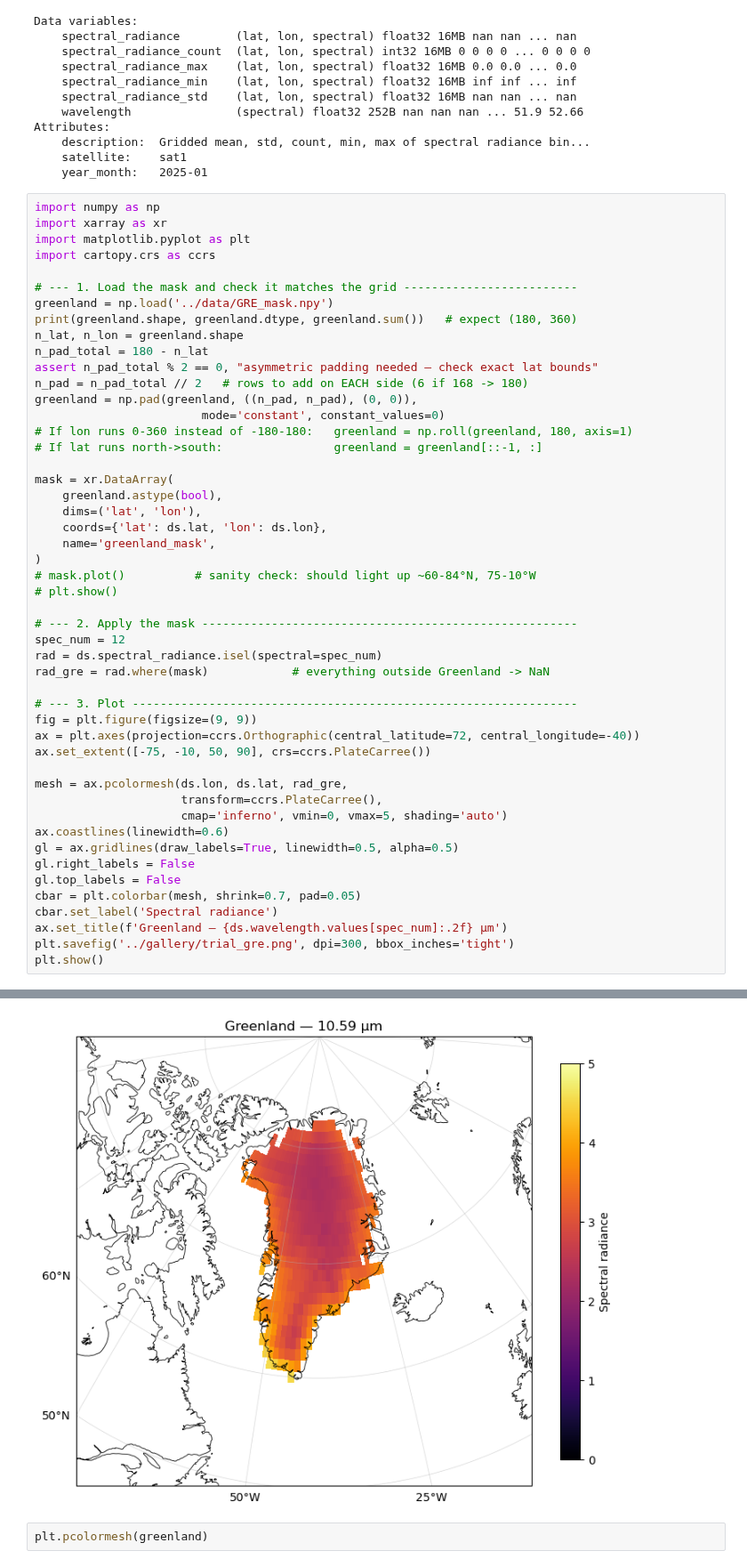
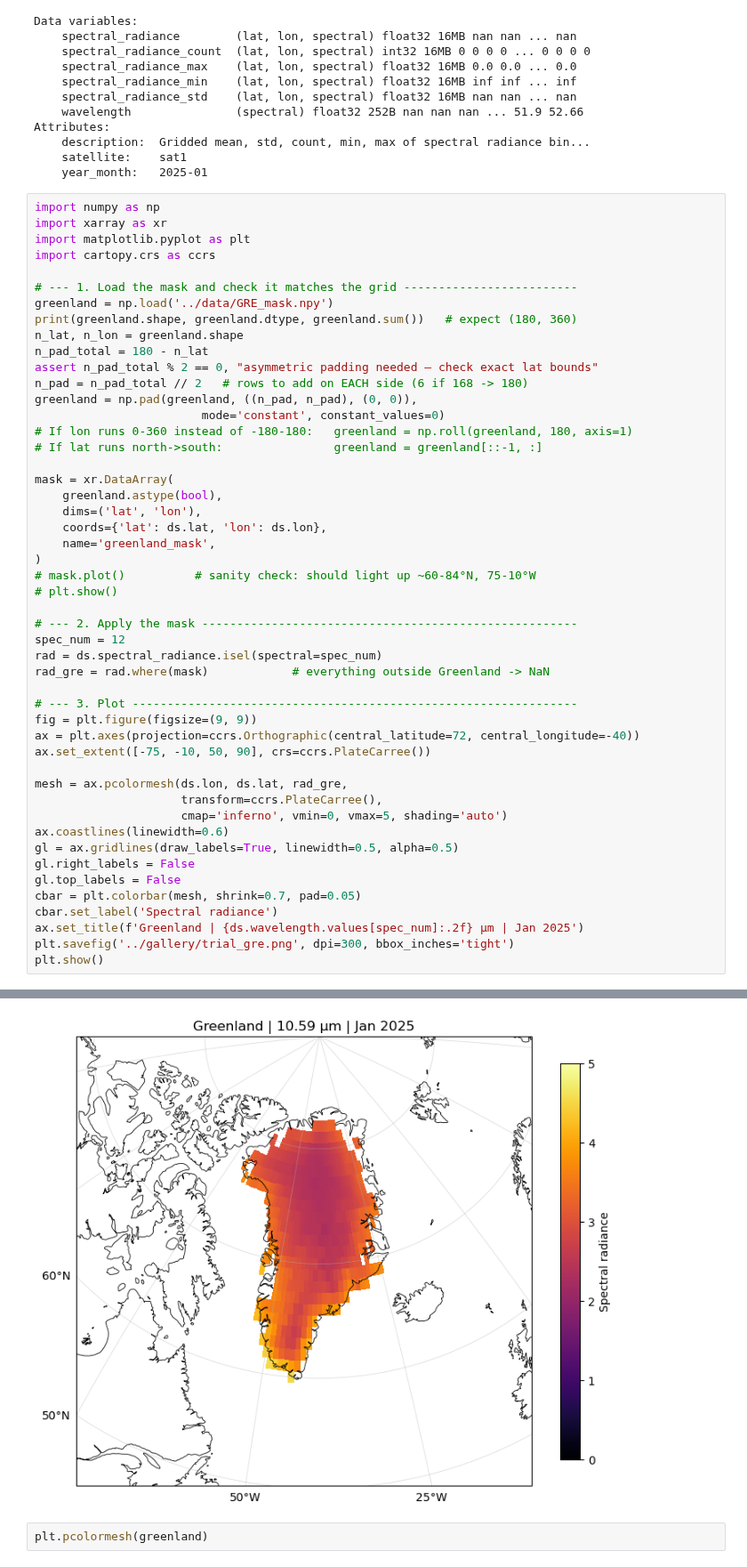
Before and after one commit to Wend3620/embed_test7131, a Jupyter notebook: random/greenland.ipynb, the cells around one changed output, grey strips where cells are left out. Shown at 89% size. Saved outputs shown, nothing was run; the diff lists cells and outputs as text.

```diff
--- a/random/greenland.ipynb
+++ b/random/greenland.ipynb
@@ -52,35 +52,35 @@ mask = xr.DataArray(
     dims=('lat', 'lon'),
     coords={'lat': ds.lat, 'lon': ds.lon},
     name='greenland_mask',
 )
 # mask.plot()          # sanity check: should light up ~60-84°N, 75-10°W
 # plt.show()
 
 # --- 2. Apply the mask ------------------------------------------------------
 spec_num = 12
 rad = ds.spectral_radiance.isel(spectral=spec_num)
 rad_gre = rad.where(mask)            # everything outside Greenland -> NaN
 
 # --- 3. Plot ----------------------------------------------------------------
 fig = plt.figure(figsize=(9, 9))
 ax = plt.axes(projection=ccrs.Orthographic(central_latitude=72, central_longitude=-40))
 ax.set_extent([-75, -10, 50, 90], crs=ccrs.PlateCarree())
 
 mesh = ax.pcolormesh(ds.lon, ds.lat, rad_gre,
                      transform=ccrs.PlateCarree(),
                      cmap='inferno', vmin=0, vmax=5, shading='auto')
 ax.coastlines(linewidth=0.6)
 gl = ax.gridlines(draw_labels=True, linewidth=0.5, alpha=0.5)
 gl.right_labels = False
 gl.top_labels = False
 cbar = plt.colorbar(mesh, shrink=0.7, pad=0.05)
 cbar.set_label('Spectral radiance')
-ax.set_title(f'Greenland — {ds.wavelength.values[spec_num]:.2f} µm')
+ax.set_title(f'Greenland | {ds.wavelength.values[spec_num]:.2f} µm | Jan 2025')
 plt.savefig('../gallery/trial_gre.png', dpi=300, bbox_inches='tight')
 plt.show()
 # %% [output]
 (168, 360) bool 573
-[figure, old version]
+[figure, new version]
 # %%
 plt.pcolormesh(greenland)
 # %% [output]
```
Also changed, not shown: 1 other file.
